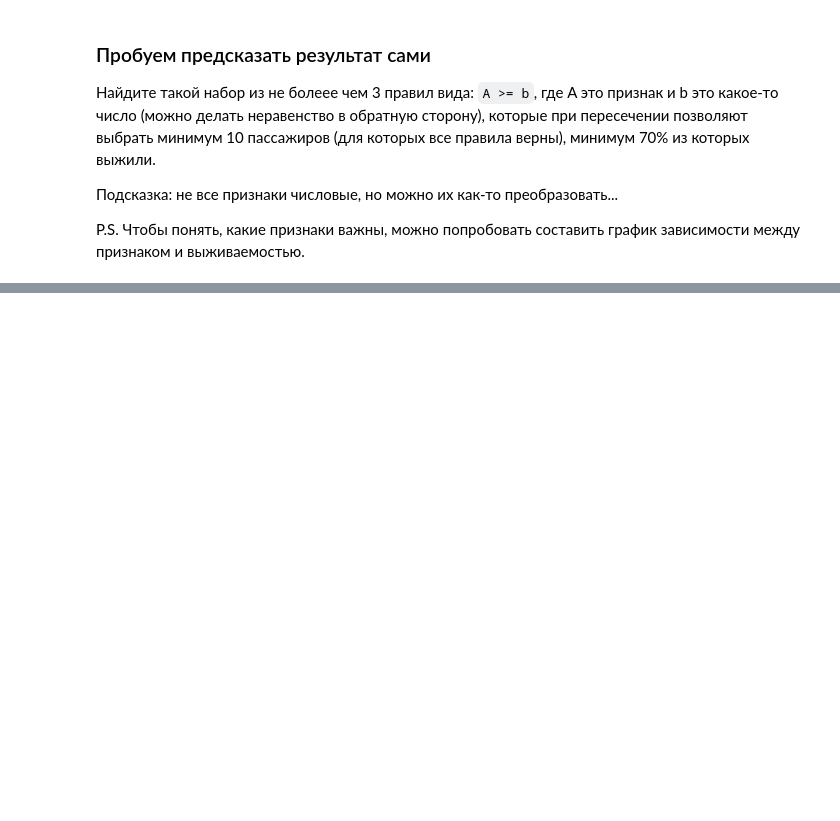
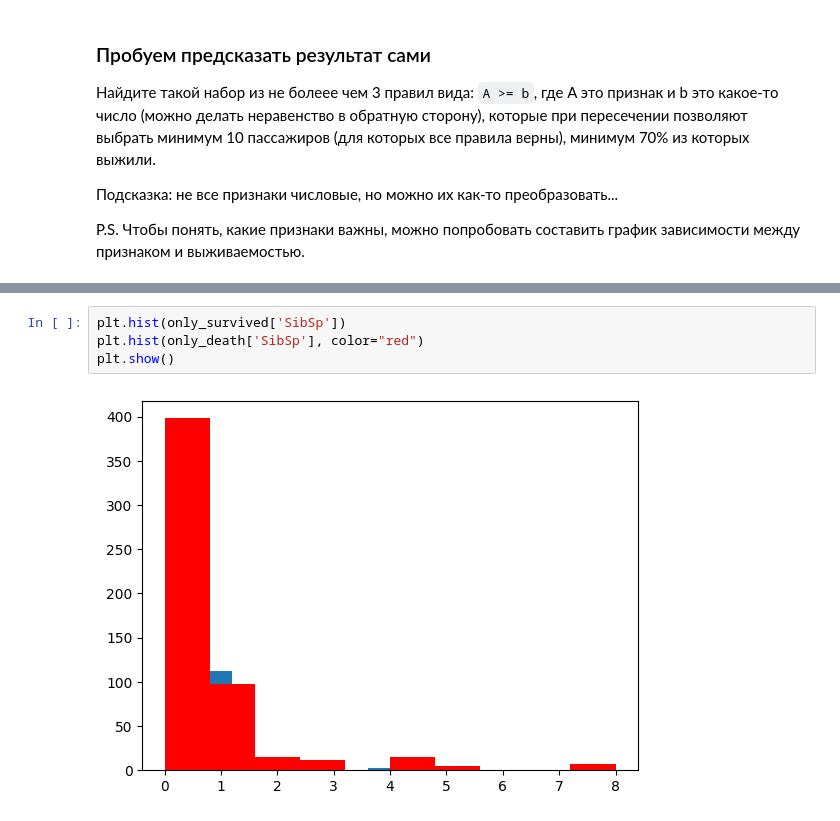
Before and after one commit to MaxTernat0r/ML_9_study, a Jupyter notebook: topic_3/datasets/e6a7b904-5075-4f14-b7b8-3aaf2c8c60a8.ipynb, the cells around one changed output, grey strips where cells are left out. Drawn from its saved outputs; the diff is of its cells as text; blank space fills up the shorter version.

```diff
--- a/topic_3/datasets/e6a7b904-5075-4f14-b7b8-3aaf2c8c60a8.ipynb
+++ b/topic_3/datasets/e6a7b904-5075-4f14-b7b8-3aaf2c8c60a8.ipynb
@@ -378,0 +422,6 @@ P.S. Чтобы понять, какие признаки важны, можно
+# %%
+plt.hist(only_survived['SibSp'])
+plt.hist(only_death['SibSp'], color="red")
+plt.show()
+# %% [output]
+[figure, added]
```
Also changed, not shown: parts of 13 cells of this notebook.
